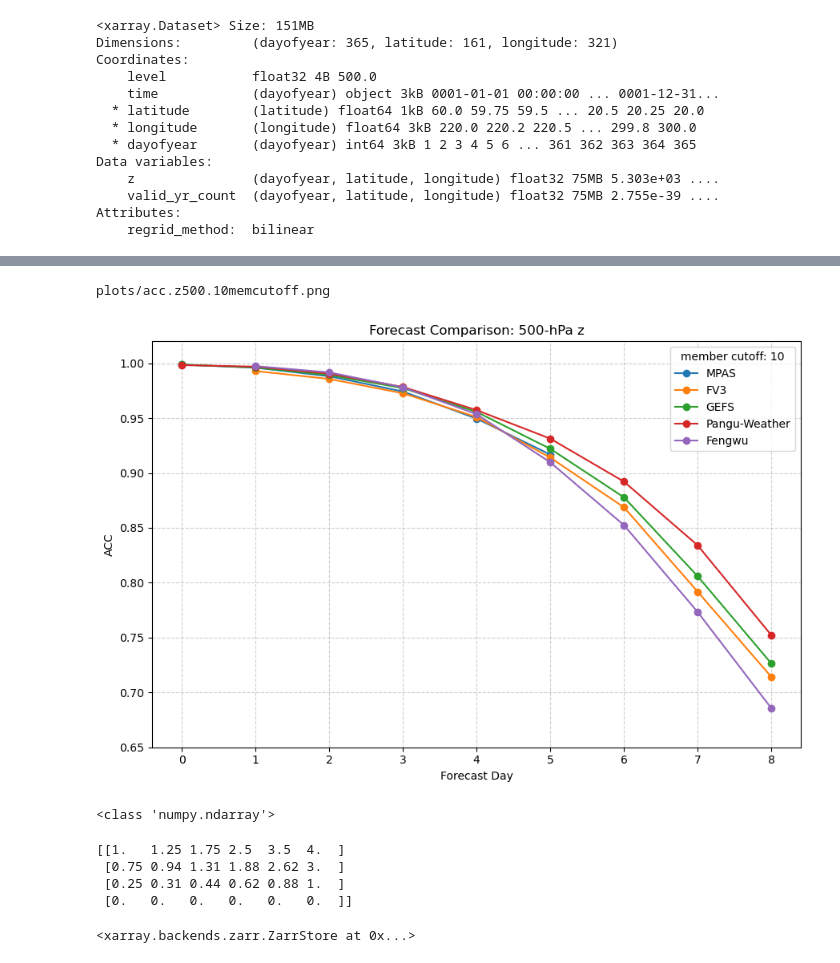
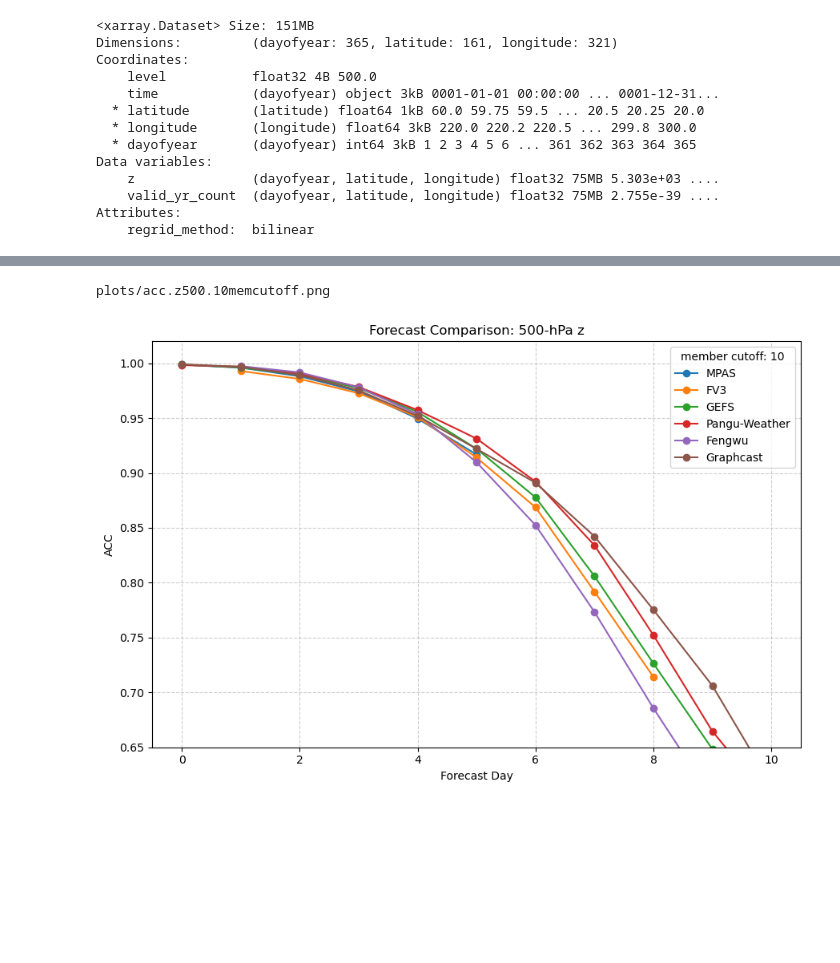
Before and after one commit to ahijevyc/ldmason_hwt, a Jupyter notebook: acc.ipynb, the cells around one changed output, grey strips where cells are left out. Cells and saved outputs as stored; diff of their text form; code cells hidden in the pictures; blank space fills up the shorter version.

```diff
--- a/acc.ipynb
+++ b/acc.ipynb
@@ -35,19 +33,34 @@ mpas_rename = {"height_500hPa": "z", "temperature_850hPa": "t"}
 # %%
+# Assumes files were created first by ens_spread_skill.ipynb
+
 ds_mpas = (
-    xr.open_zarr(CACHEDIR / f"mpas15-3km.zarr", consolidated=False).rename(
+    xr.open_zarr(CACHEDIR / f"mpas15-3km.zarr", consolidated=False)["__xarray_dataarray_variable__"]
+    .to_dataset(dim="variable")
+    .rename(
         lat="latitude",
         lon="longitude",
         member="number",
         t850="t",
         z500="z",
     )
-    .squeeze(dim="time")
     .assign_coords(
         valid_time=lambda x: x["initialization_time"] + x["forecast_hour"] * pd.Timedelta("1h")
     )
+    .isel(latitude=slice(None, None, -1))
 )
 ds_mpas["z"] = ds_mpas["z"] / g.m
 ds_fv3 = xr.open_zarr(CACHEDIR / f"fv3.zarr")
-ds_gefs = xr.open_zarr(CACHEDIR / f"gefs.{isobaricInhPa}{shortName}.{years}.{forecast_length:03d}h.zarr", decode_timedelta=False)
-ds_pangu = xr.open_zarr(CACHEDIR / f"pangu.{isobaricInhPa}{shortName}.{years}.{forecast_length:03d}h.zarr", decode_timedelta=False)
-ds_fengwu = xr.open_zarr(CACHEDIR / f"fengwu.{isobaricInhPa}{shortName}.{years}.{forecast_length:03d}h.zarr", decode_timedelta=False)
+ds_gefs = xr.open_zarr(
+    CACHEDIR / f"gefs.{isobaricInhPa}{shortName}.{years}.{forecast_length:03d}h.zarr",
+    decode_timedelta=False,
+)
+ds_pangu = xr.open_zarr(
+    CACHEDIR / f"pangu.{isobaricInhPa}{shortName}.{years}.{forecast_length:03d}h.zarr",
+    decode_timedelta=False,
+)
+ds_fengwu = xr.open_zarr(
+    CACHEDIR / f"fengwu.{isobaricInhPa}{shortName}.{years}.{forecast_length:03d}h.zarr",
+    decode_timedelta=False,
+)
+ds_graphcast = get_graphcast_output(shortName, isobaricInhPa)
+ds_graphcast = ds_graphcast.sel(forecast_hour=slice(None, forecast_length))
@@ -87,6 +102,7 @@ ds_fv3 = ds_fv3.sel(geographic_sel).where(mask0p25).load()
 ds_gefs = ds_gefs.sel(geographic_sel).where(mask0p5).load()
 ds_pangu = ds_pangu.sel(geographic_sel).where(mask0p25).load()
 ds_fengwu = ds_fengwu.sel(geographic_sel).where(mask0p25).load()
+ds_graphcast = ds_graphcast.where(mask0p25).load()
 truth = truth.sel(geographic_sel).where(mask0p25).load()
 # %%
 climo_var = {"z": "hgt", "t": "air"}
@@ -153,10 +169,9 @@ member_cutoff = 10
 
 # Loop through each model to calculate and plot its ACC
 for ds_model, title in zip(
-    [ds_mpas, ds_fv3, ds_gefs, ds_pangu, ds_fengwu], ["MPAS", "FV3", "GEFS", "Pangu-Weather", "Fengwu"]
+    [ds_mpas, ds_fv3, ds_gefs, ds_pangu, ds_fengwu, ds_graphcast],
+    ["MPAS", "FV3", "GEFS", "Pangu-Weather", "Fengwu", "Graphcast"],
 ):
-
-
     ds_model = ds_model.sel(number=slice(None, member_cutoff))
     # Calculate the anomaly
     anom = ds_model.groupby("valid_time.dayofyear") - ds_climo
@@ -169,51 +184,32 @@ for ds_model, title in zip(
     )
 
     # Convert forecast_hour to days for the x-axis
     acc = acc.assign_coords(day=acc.forecast_hour / 24)
 
     # Plot the ACC line on the single axes, using the model title as the label
     acc.plot.line(ax=ax, x="day", marker="o", label=title)
 
 # --- Configure the final plot ---
 
 # Set a single title for the chart
 ax.set_title(f"Forecast Comparison: {isobaricInhPa}-hPa {shortName}")
 
 # Set labels for the axes
 ax.set_ylabel(f"ACC")
 ax.set_xlabel("Forecast Day")
 
 ax.set_ylim(bottom=0.65, top=1.02)
 
 # Add a grid and a legend
 ax.grid(True, linestyle="--", alpha=0.6)
 ax.legend(title=f"member cutoff: {member_cutoff}")
 
 # Adjust layout to prevent labels from overlapping
 plt.tight_layout()
 
-ofile=f"plots/acc.{shortName}{isobaricInhPa}.{member_cutoff}memcutoff.png"
+ofile = f"plots/acc.{shortName}{isobaricInhPa}.{member_cutoff}memcutoff.png"
 fig.savefig(ofile)
 print(ofile)
 # %% [output]
 plots/acc.z500.10memcutoff.png
-[figure, old version]
+[figure, new version]
-# %%
-interp1d(range(len(a), fp, fill_value="extrapolate")
-# %% [output]
-<class 'numpy.ndarray'>
-# %%
-import numpy as np
-from skimage.transform import resize
-
-a = np.array([[1, 2, 4], [0.,0,0]])
-
-# Use order=1 for linear interpolation
-result = resize(a, (a.shape[0]*2, a.shape[1]*2), order=1, mode='edge', anti_aliasing=False)
-# The result will no longer have tiny artifact values.
-print(np.round(result, 2))
-# %% [output]
-[[1.   1.25 1.75 2.5  3.5  4.  ]
- [0.75 0.94 1.31 1.88 2.62 3.  ]
- [0.25 0.31 0.44 0.62 0.88 1.  ]
- [0.   0.   0.   0.   0.   0.  ]]
@@ -290,6 +215,0 @@ ds_fengwu[shortName].loc[target_labels] = fixed_values.squeeze().values
-# %%
-ofile = CACHEDIR / f"fengwu.{isobaricInhPa}{shortName}.{years}.{forecast_length:03d}h.zarr2"
-
-ds_fengwu.to_zarr(ofile)
-# %% [output]
-<xarray.backends.zarr.ZarrStore at 0x...>
```
Also changed, not shown: parts of 8 cells of this notebook.
